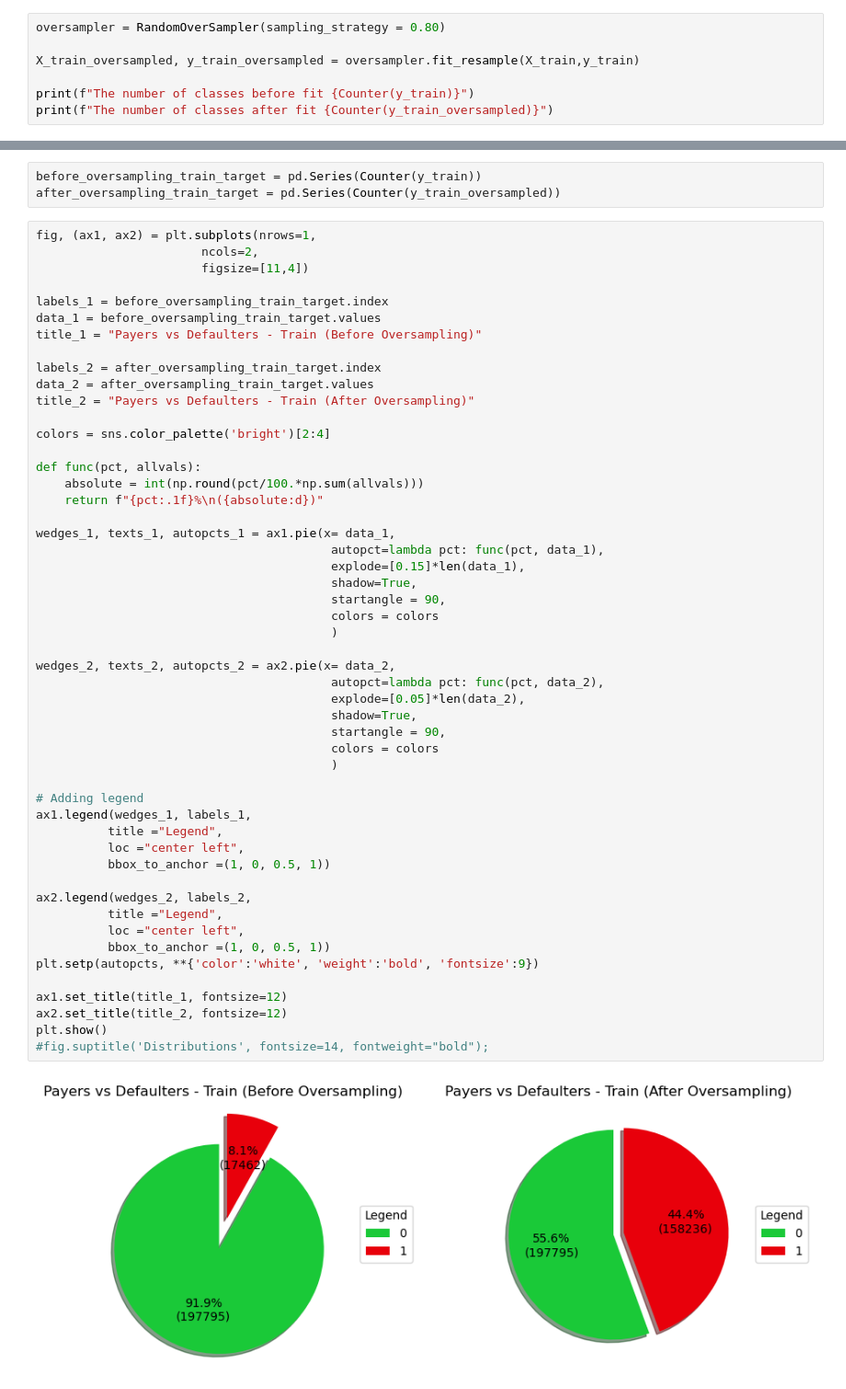
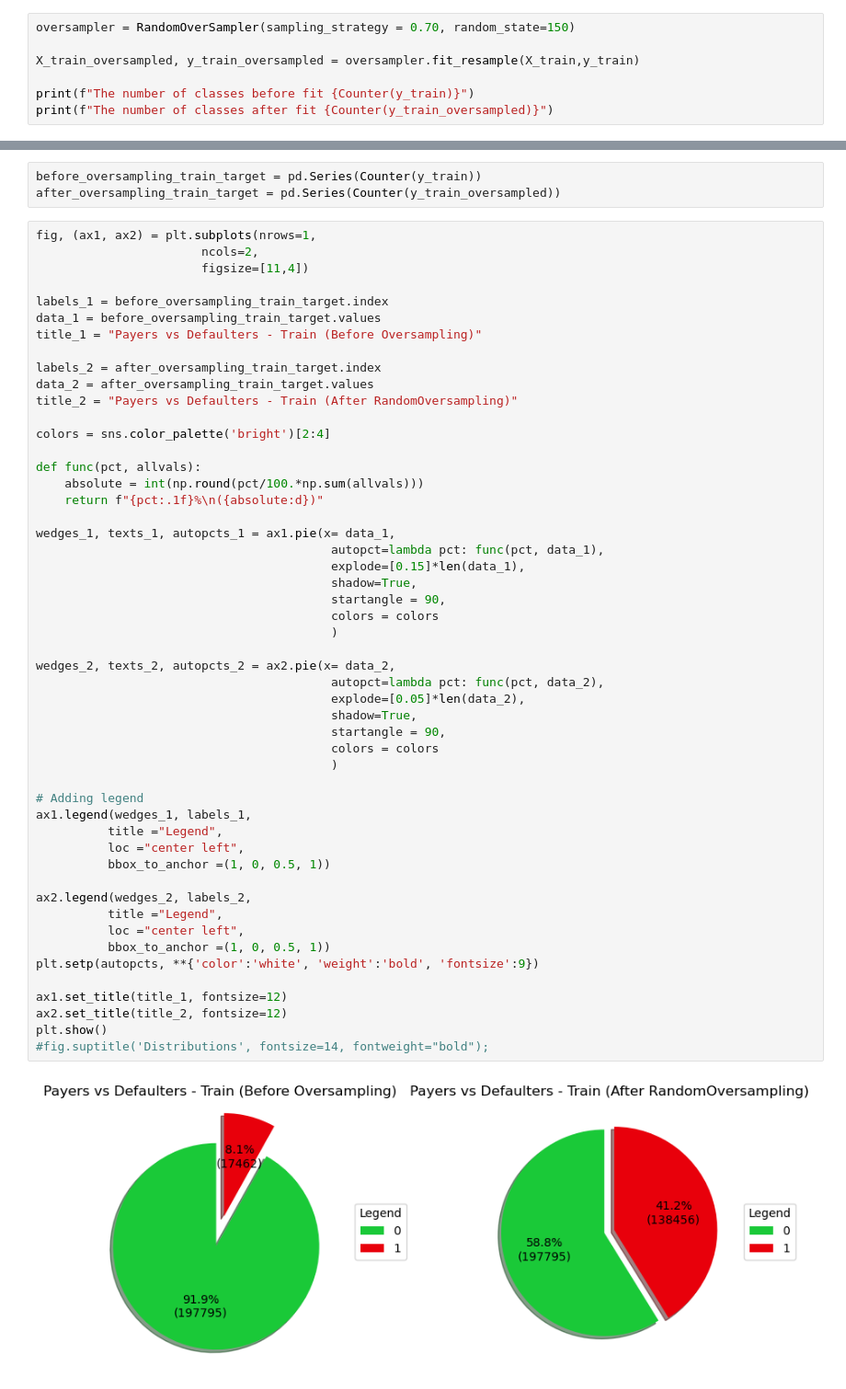
Before and after one commit to lavkushsingh31/Deep_Learning_Assignments, a Jupyter notebook: Course Project - House Loan Data Analysis/Course Project - House Loan Data Analysis.ipynb, the cells around one changed output, grey strips where cells are left out. Shown at 92% size. Cells and saved outputs as stored; diff of their text form.

```diff
--- a/Course Project - House Loan Data Analysis/Course Project - House Loan Data Analysis.ipynb
+++ b/Course Project - House Loan Data Analysis/Course Project - House Loan Data Analysis.ipynb
@@ -575,7 +626,7 @@ plt.show()
 # %% [output]
 [figure]
 # %%
-oversampler = RandomOverSampler(sampling_strategy = 0.80)
+oversampler = RandomOverSampler(sampling_strategy = 0.70, random_state=150)
 
 X_train_oversampled, y_train_oversampled = oversampler.fit_resample(X_train,y_train)
 
@@ -606,7 +657,7 @@ title_1 = "Payers vs Defaulters - Train (Before Oversampling)"
 
 labels_2 = after_oversampling_train_target.index
 data_2 = after_oversampling_train_target.values
-title_2 = "Payers vs Defaulters - Train (After Oversampling)"
+title_2 = "Payers vs Defaulters - Train (After RandomOversampling)"
 
 colors = sns.color_palette('bright')[2:4]
 
@@ -620,31 +671,31 @@ wedges_1, texts_1, autopcts_1 = ax1.pie(x= data_1,
                                          shadow=True,
                                          startangle = 90,
                                          colors = colors
                                          )
 
 wedges_2, texts_2, autopcts_2 = ax2.pie(x= data_2,
                                          autopct=lambda pct: func(pct, data_2),
                                          explode=[0.05]*len(data_2),
                                          shadow=True,
                                          startangle = 90,
                                          colors = colors
                                          )
 
 # Adding legend
 ax1.legend(wedges_1, labels_1,
           title ="Legend",
           loc ="center left",
           bbox_to_anchor =(1, 0, 0.5, 1))
 
 ax2.legend(wedges_2, labels_2,
           title ="Legend",
           loc ="center left",
           bbox_to_anchor =(1, 0, 0.5, 1))
 plt.setp(autopcts, **{'color':'white', 'weight':'bold', 'fontsize':9})
 
 ax1.set_title(title_1, fontsize=12)
 ax2.set_title(title_2, fontsize=12)
 plt.show()
 #fig.suptitle('Distributions', fontsize=14, fontweight="bold");
 # %% [output]
-[figure, old version]
+[figure, new version]
```
Also changed, not shown: parts of 58 cells of this notebook.
